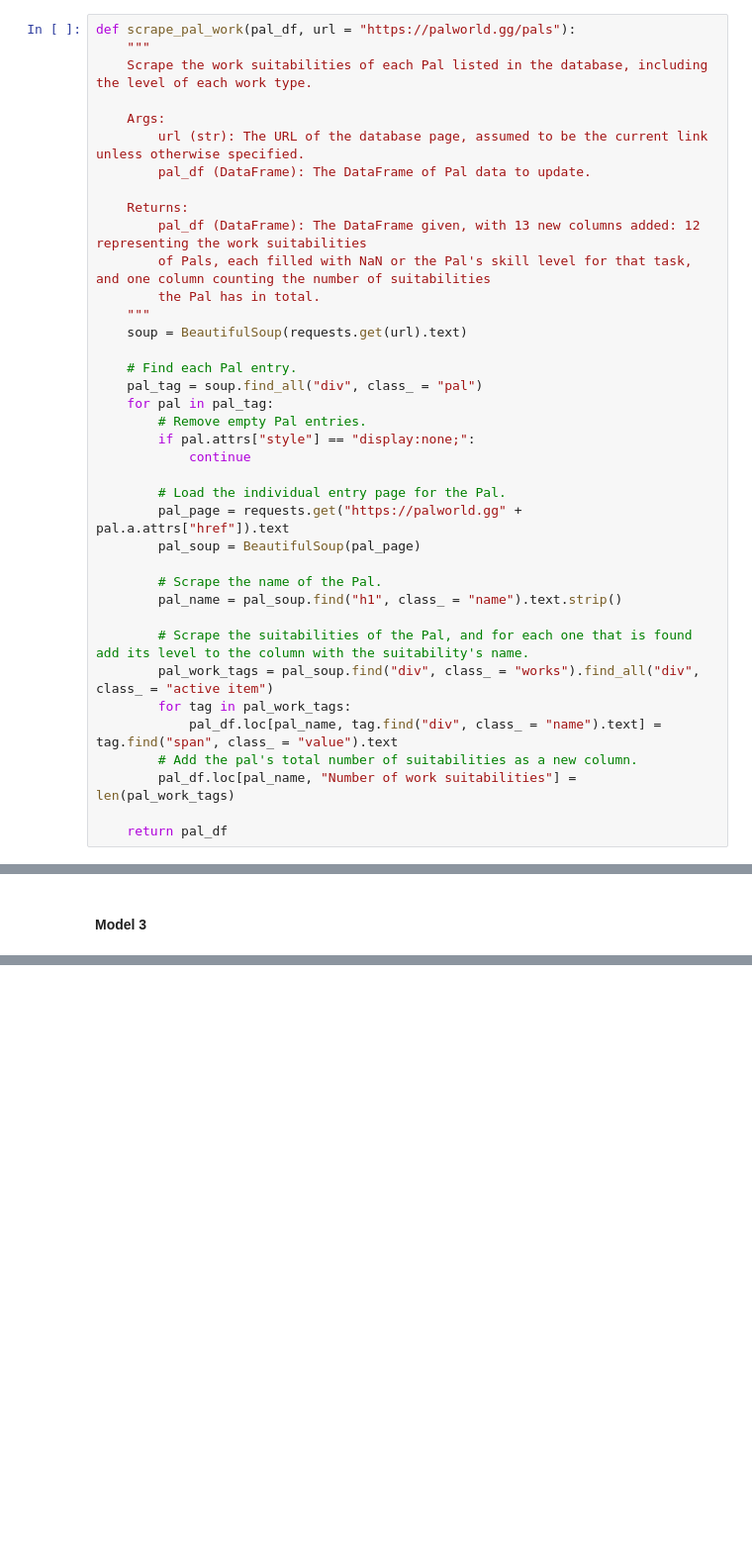
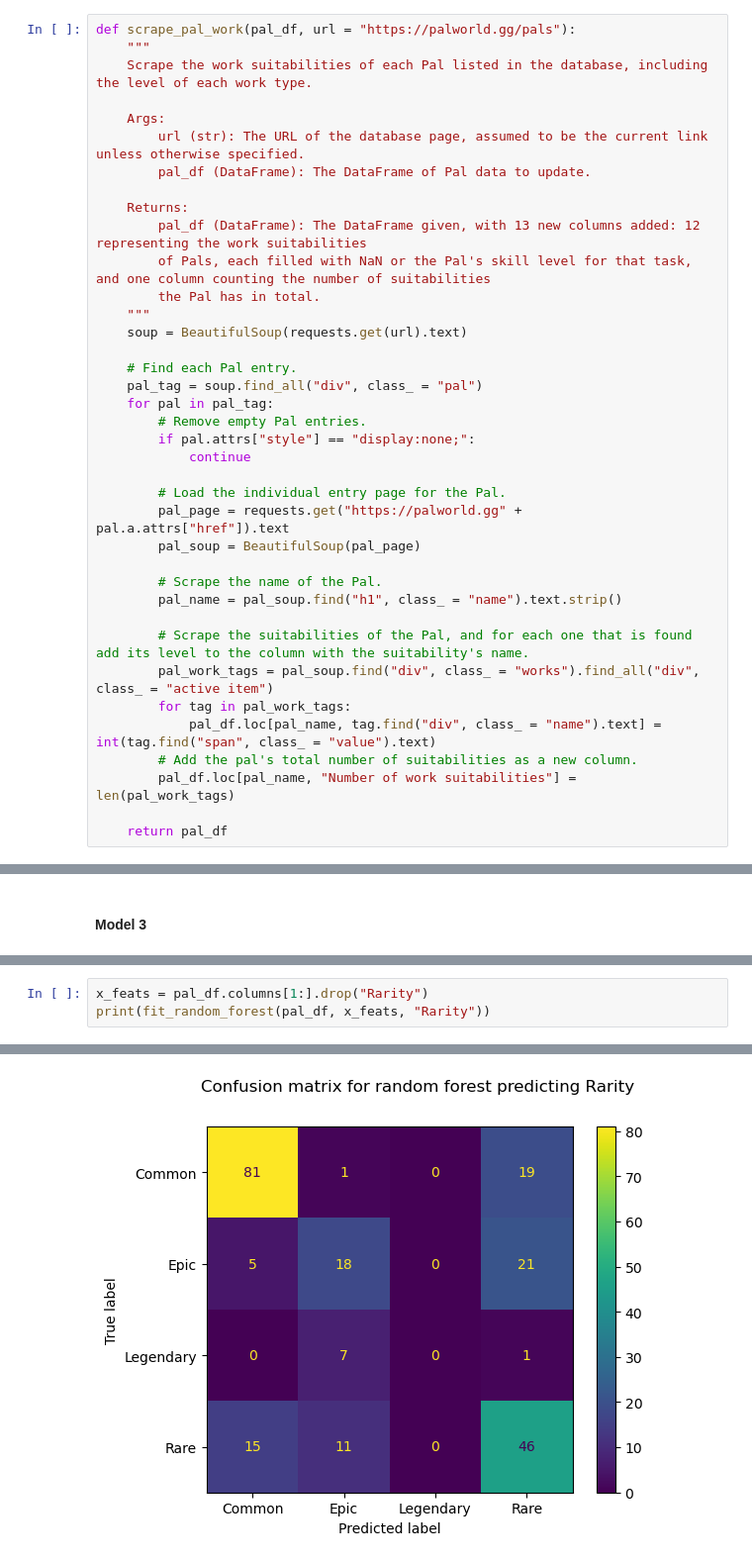
Before and after one commit to sbalsara05/DS3000Project, a Jupyter notebook: template.ipynb, the cells around one changed output, grey strips where cells are left out. Shown at 99% size. Drawn from its saved outputs; the diff is of its cells as text; blank space fills up the shorter version.

```diff
--- a/template.ipynb
+++ b/template.ipynb
@@ -200,7 +193,7 @@ def scrape_pal_work(pal_df, url = "https://palworld.gg/pals"):
         # Scrape the suitabilities of the Pal, and for each one that is found add its level to the column with the suitability's name.
         pal_work_tags = pal_soup.find("div", class_ = "works").find_all("div", class_ = "active item")
         for tag in pal_work_tags:
-            pal_df.loc[pal_name, tag.find("div", class_ = "name").text] = tag.find("span", class_ = "value").text
+            pal_df.loc[pal_name, tag.find("div", class_ = "name").text] = int(tag.find("span", class_ = "value").text)
         # Add the pal's total number of suitabilities as a new column.
         pal_df.loc[pal_name, "Number of work suitabilities"] = len(pal_work_tags)
 
@@ -576,0 +650,4 @@ tree.plot_tree(pal_dec_tree, feature_names = ["HP", "Defense"], class_names = pa
+# %%
+x_feats = pal_df.columns[1:].drop("Rarity")
+print(fit_random_forest(pal_df, x_feats, "Rarity"))
+# %% [output]
@@ -576,0 +655 @@ tree.plot_tree(pal_dec_tree, feature_names = ["HP", "Defense"], class_names = pa
+[figure, added]
```
Also changed, not shown: parts of 28 cells of this notebook, 2 other files.
